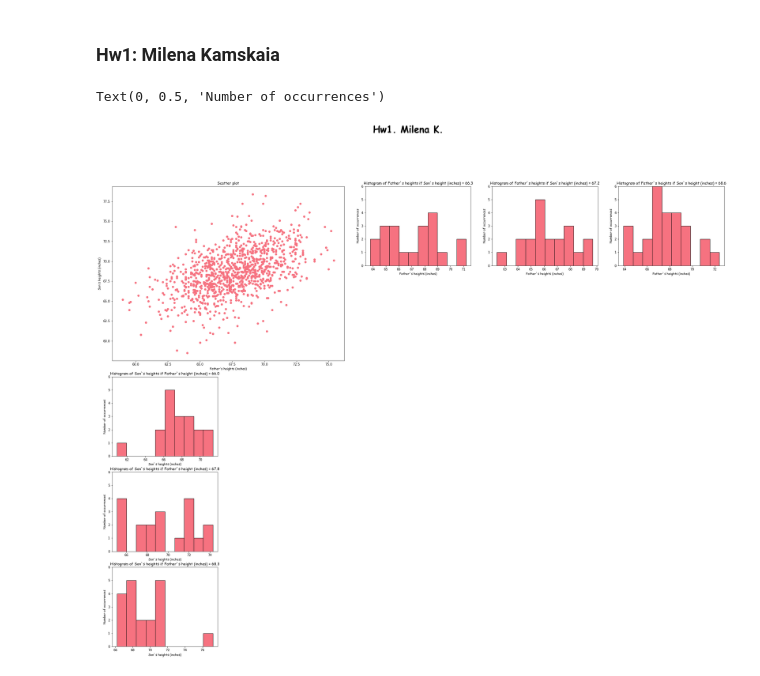
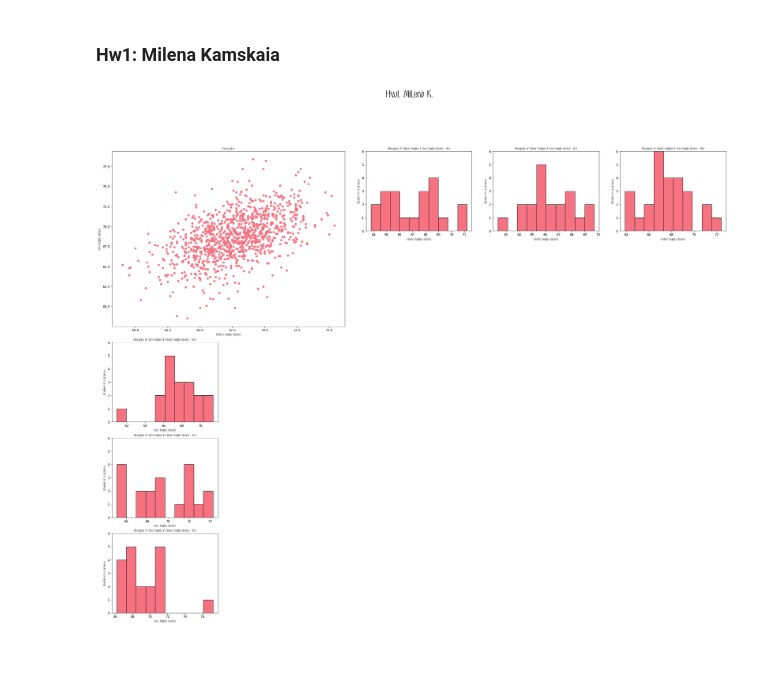
Before and after one commit to Milllkis/py4viz_Hw1-Milena-Kamskaia, a Jupyter notebook: solution.ipynb, the cells around one changed output. Drawn from its saved outputs; the diff is of its cells as text; code cells hidden in the pictures.

```diff
--- a/solution.ipynb
+++ b/solution.ipynb
@@ -6,59 +6,63 @@ import matplotlib.pyplot as plt
 
 df = pd.read_csv ("Pearson.tsv", sep="\t")
 # %%
-font = {'fontname':'Comic Sans MS'}
+from matplotlib.font_manager import FontProperties
+from matplotlib import font_manager
+font_path = 'Pendowo.ttf'
+prop = font_manager.FontProperties(fname=font_path)
 
 plt.figure(figsize=(35,27))
-plt.suptitle("Hw1. Milena K.", **font, fontweight='bold', fontsize=30)
+plt.suptitle("Hw1. Milena K.", fontproperties=prop, fontweight='bold', fontsize=30)
 
 plt.subplot(5,5,(2,6))
 plt.scatter(df['Father'], df['Son'], c ="#F67280")
-plt.title("Scatter plot", **font)
-plt.xlabel("Father's heights (inches)", **font)
-plt.ylabel("Son's heights (inches)", **font)
+plt.title("Scatter plot", fontproperties=prop)
+plt.xlabel("Father's heights (inches)", fontproperties=prop)
+plt.ylabel("Son's heights (inches)", fontproperties=prop)
 
 
 plt.subplot(5,5,11)
 plt.hist(df[(df['Father'] == 66.0)]['Son'], facecolor='#F67280', edgecolor='black')
 plt.ylim([0, 6])
-plt.title("Histogram of Son`s heights if Father`s height (inches) = 66.0", **font)
-plt.xlabel("Son`s heights (inches)", **font)
-plt.ylabel("Number of occurrences", **font)
+plt.title("Histogram of Son`s heights if Father`s height (inches) = 66.0", fontproperties=prop)
+plt.xlabel("Son`s heights (inches)", fontproperties=prop)
+plt.ylabel("Number of occurrences", fontproperties=prop)
 
 plt.subplot(5,5,16)
 plt.hist(df[(df['Father'] == 67.8)]['Son'], facecolor='#F67280', edgecolor='black')
 plt.ylim([0, 6])
-plt.title("Histogram of Son`s heights if Father`s height (inches) = 67.8", **font)
-plt.xlabel("Son`s heights (inches)", **font)
-plt.ylabel("Number of occurrences", **font)
+plt.title("Histogram of Son`s heights if Father`s height (inches) = 67.8", fontproperties=prop)
+plt.xlabel("Son`s heights (inches)", fontproperties=prop)
+plt.ylabel("Number of occurrences", fontproperties=prop)
 
 plt.subplot(5,5,21)
 plt.hist(df[(df['Father'] == 68.3)]['Son'], facecolor='#F67280', edgecolor='black')
 plt.ylim([0, 6])
-plt.title("Histogram of Son`s heights if Father`s height (inches) = 68.3", **font)
-plt.xlabel("Son`s heights (inches)", **font)
-plt.ylabel("Number of occurrences", **font)
+plt.title("Histogram of Son`s heights if Father`s height (inches) = 68.3", fontproperties=prop)
+plt.xlabel("Son`s heights (inches)", fontproperties=prop)
+plt.ylabel("Number of occurrences", fontproperties=prop)
 
 plt.subplot(553)
 plt.hist(df[(df['Son'] == 66.3)]['Father'], facecolor='#F67280', edgecolor='black')
 plt.ylim([0, 6])
-plt.title("Histogram of Father`s heights if Son`s height (inches) = 66.3", **font)
-plt.xlabel("Father`s heights (inches)", **font)
-plt.ylabel("Number of occurrences", **font)
+plt.title("Histogram of Father`s heights if Son`s height (inches) = 66.3", fontproperties=prop)
+plt.xlabel("Father`s heights (inches)", fontproperties=prop)
+plt.ylabel("Number of occurrences", fontproperties=prop)
 
 plt.subplot(554)
 plt.hist(df[(df['Son'] == 67.2)]['Father'], facecolor='#F67280', edgecolor='black')
 plt.ylim([0, 6])
-plt.title("Histogram of Father`s heights if Son`s height (inches) = 67.2", **font)
-plt.xlabel("Father`s heights (inches)", **font)
-plt.ylabel("Number of occurrences", **font)
+plt.title("Histogram of Father`s heights if Son`s height (inches) = 67.2", fontproperties=prop)
+plt.xlabel("Father`s heights (inches)", fontproperties=prop)
+plt.ylabel("Number of occurrences", fontproperties=prop)
 
 plt.subplot(555)
 plt.hist(df[(df['Son'] == 68.6)]['Father'], facecolor='#F67280', edgecolor='black')
 plt.ylim([0, 6])
-plt.title("Histogram of Father`s heights if Son`s height (inches) = 68.6", **font)
-plt.xlabel("Father`s heights (inches)", **font)
-plt.ylabel("Number of occurrences", **font)
+plt.title("Histogram of Father`s heights if Son`s height (inches) = 68.6", fontproperties=prop)
+plt.xlabel("Father`s heights (inches)", fontproperties=prop)
+plt.ylabel("Number of occurrences", fontproperties=prop)
+
+plt.savefig('figure.png')
 # %% [output]
-Text(0, 0.5, 'Number of occurrences')
-[figure, old version]
+[figure, new version]
```
